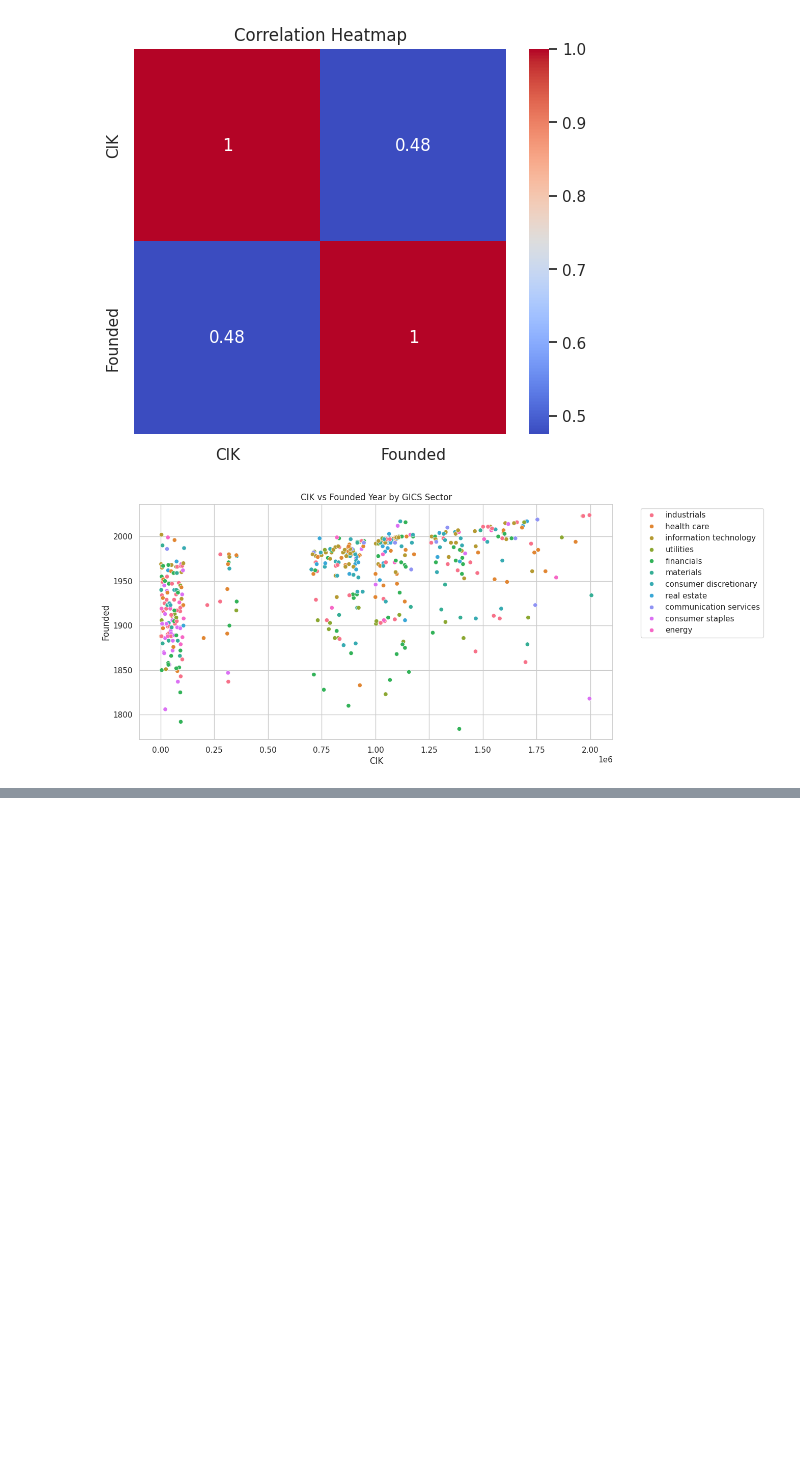
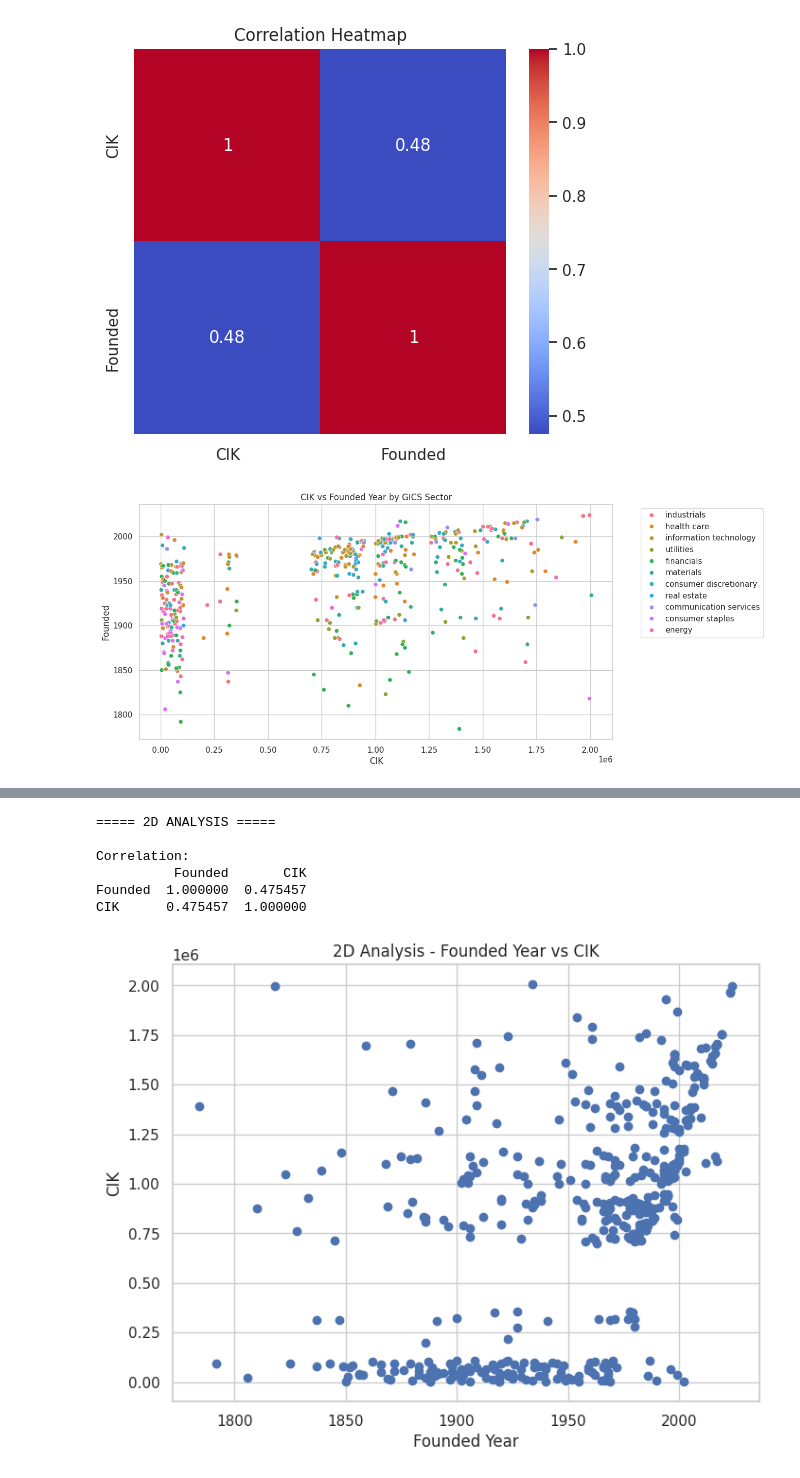
Before and after one commit to nimmakayalaakshaya/akshaya_nimmakayala, a Jupyter notebook: phase1.ipynb, the cells around one changed output, grey strips where cells are left out. Drawn from its saved outputs; the diff is of its cells as text; code cells hidden in the pictures; blank space fills up the shorter version.

```diff
--- a/phase1.ipynb
+++ b/phase1.ipynb
@@ -460,0 +520,27 @@ plt.show()
+# %%
+print("\n===== 2D ANALYSIS =====")
+
+data2d = df[["Founded", "CIK"]].dropna()
+
+print("\nCorrelation:")
+print(data2d.corr())
+
+plt.figure(figsize=(8,6))
+
+plt.scatter(
+    data2d["Founded"],
+        data2d["CIK"]
+        )
+
+plt.xlabel("Founded Year")
+plt.ylabel("CIK")
+plt.title("2D Analysis - Founded Year vs CIK")
+plt.show()
+# %% [output]
+===== 2D ANALYSIS =====
+
+Correlation:
+          Founded       CIK
+Founded  1.000000  0.475457
+CIK      0.475457  1.000000
+[figure, added]
```
Also changed, not shown: parts of 24 cells of this notebook.
